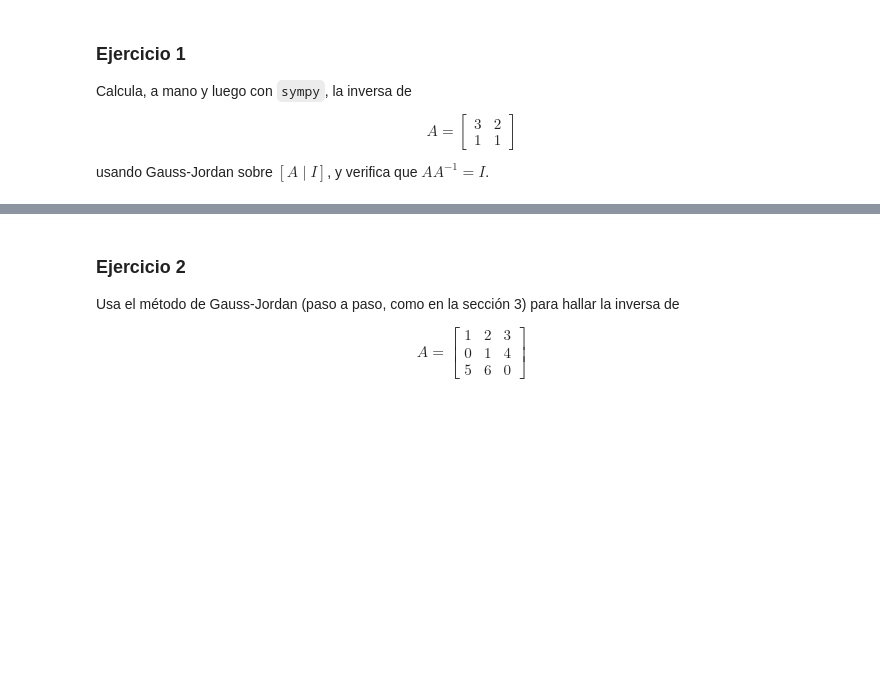
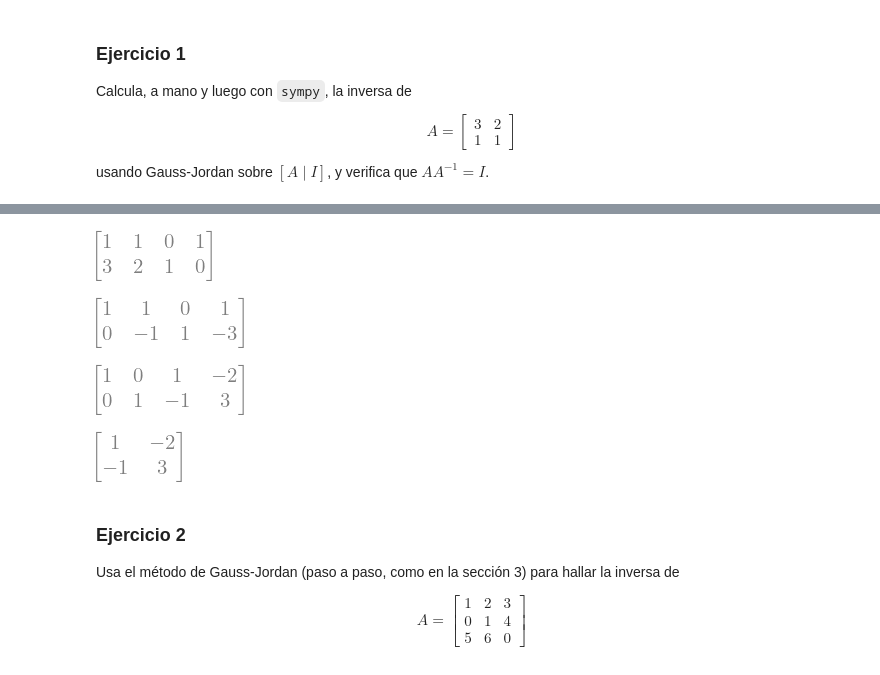
Before and after one commit to arleyfernandotorresgalindo/AL_2026_02, a Jupyter notebook: Cuadernos_clase/Cuaderno2.ipynb, the cells around one changed output, grey strips where cells are left out. Drawn from its saved outputs; the diff is of its cells as text; code cells hidden in the pictures; blank space fills up the shorter version.

```diff
--- a/Cuadernos_clase/Cuaderno2.ipynb
+++ b/Cuadernos_clase/Cuaderno2.ipynb
@@ -236,3 +240,23 @@ A = Matrix([[3, 2], [1, 1]])
+# %%
+B[1,:], B[0,:] = B[0,:], B[1,:]
+B
+# %% [output]
+[figure, added]
+# %%
+B[1,:] = B[1,:] - 3*B[0,:]
+B
+# %% [output]
+[figure, added]
+# %%
+B[1,:] = -1*B[1,:]
+B[0,:] = B[0,:] - B[1,:]
+B
+# %% [output]
+[figure, added]
+# %%
+A.inv()
+# %% [output]
+[figure, added]
 # %% [markdown]
 ### Ejercicio 2
 
```
Also changed, not shown: parts of 12 cells of this notebook, 1 other file.
